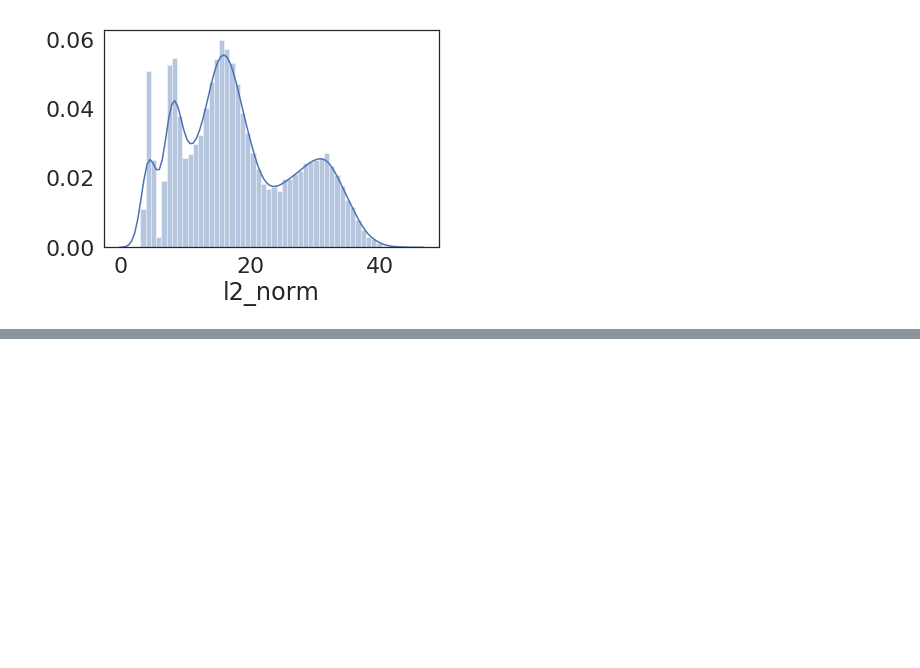
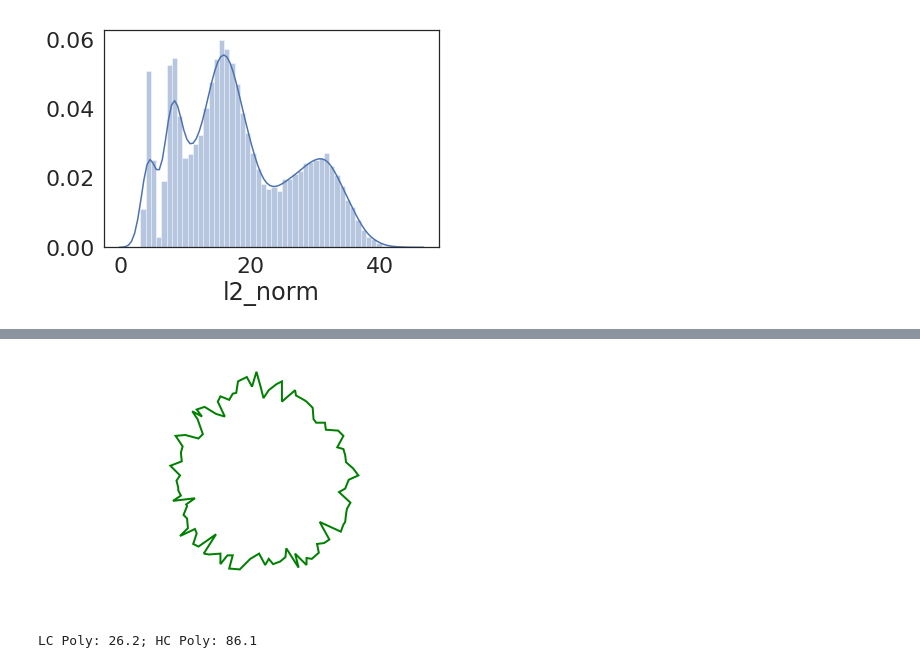
Before and after one commit to JeremyBYU/concavehull-evaluation, a Jupyter notebook: analysis/MonteCarlo Polygon Generation.ipynb, the cells around one changed output, grey strips where cells are left out. Drawn from its saved outputs; the diff is of its cells as text; code cells hidden in the pictures; blank space fills up the shorter version.

```diff
--- a/analysis/MonteCarlo Polygon Generation.ipynb
+++ b/analysis/MonteCarlo Polygon Generation.ipynb
@@ -137,0 +180,13 @@ g.set_axis_labels("$Convexity$", "$L2_norm$");
+# %%
+fig, ax = plt.subplots(nrows=1, ncols=1)
+plot_poly(vh_holy, ax, plot_holes=False)
+scale_axes(*simple(*get_max_bounds_polys([vh_holy])), ax)
+plt.axis('off')
+ax.axis('equal')
+fig.savefig("./assets/pics/hi_convexity.pdf",bbox_inches='tight')
+# %% [output]
+[figure, added]
+# %%
+print(f"LC Poly: {lc_convexity*100:.1f}; HC Poly: {vh_convexity*100:.1f}")
+# %% [output]
+LC Poly: 26.2; HC Poly: 86.1
```
Also changed, not shown: parts of 8 cells of this notebook, 5 other files.
